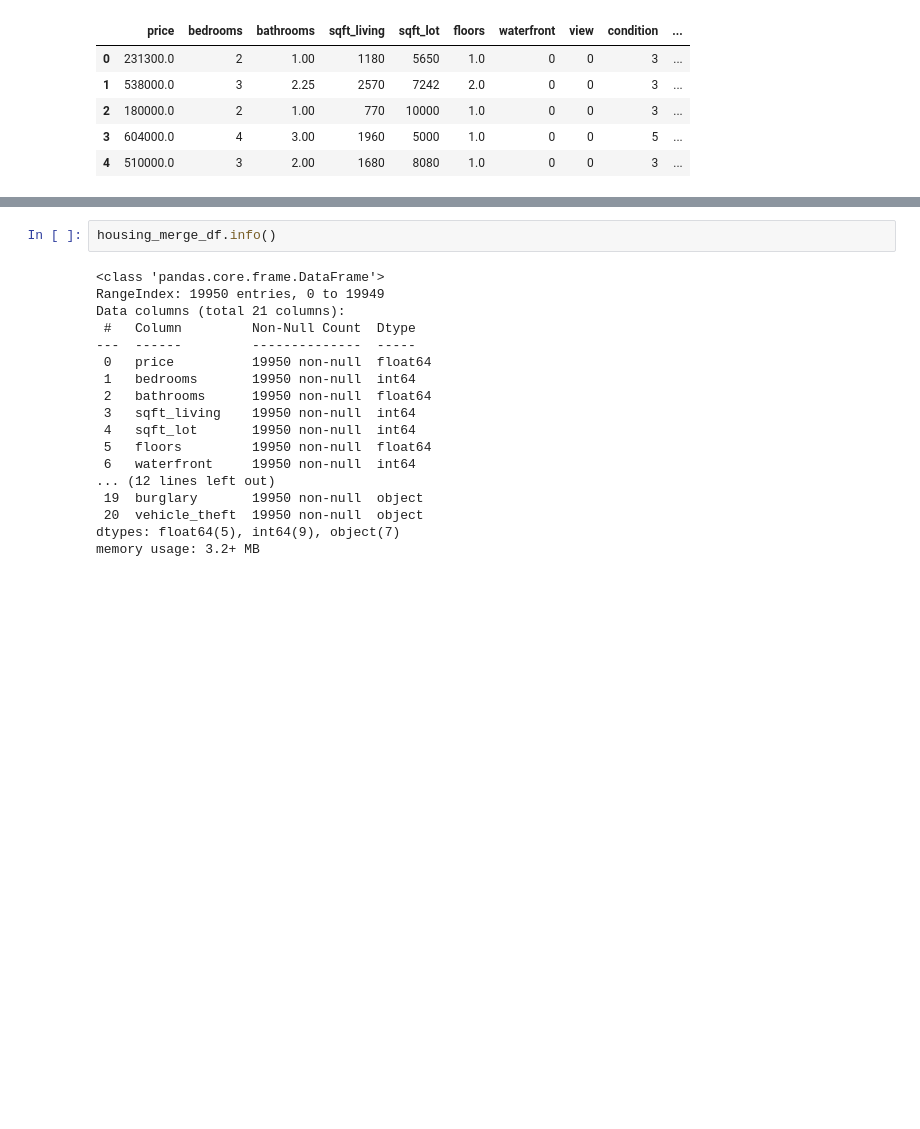
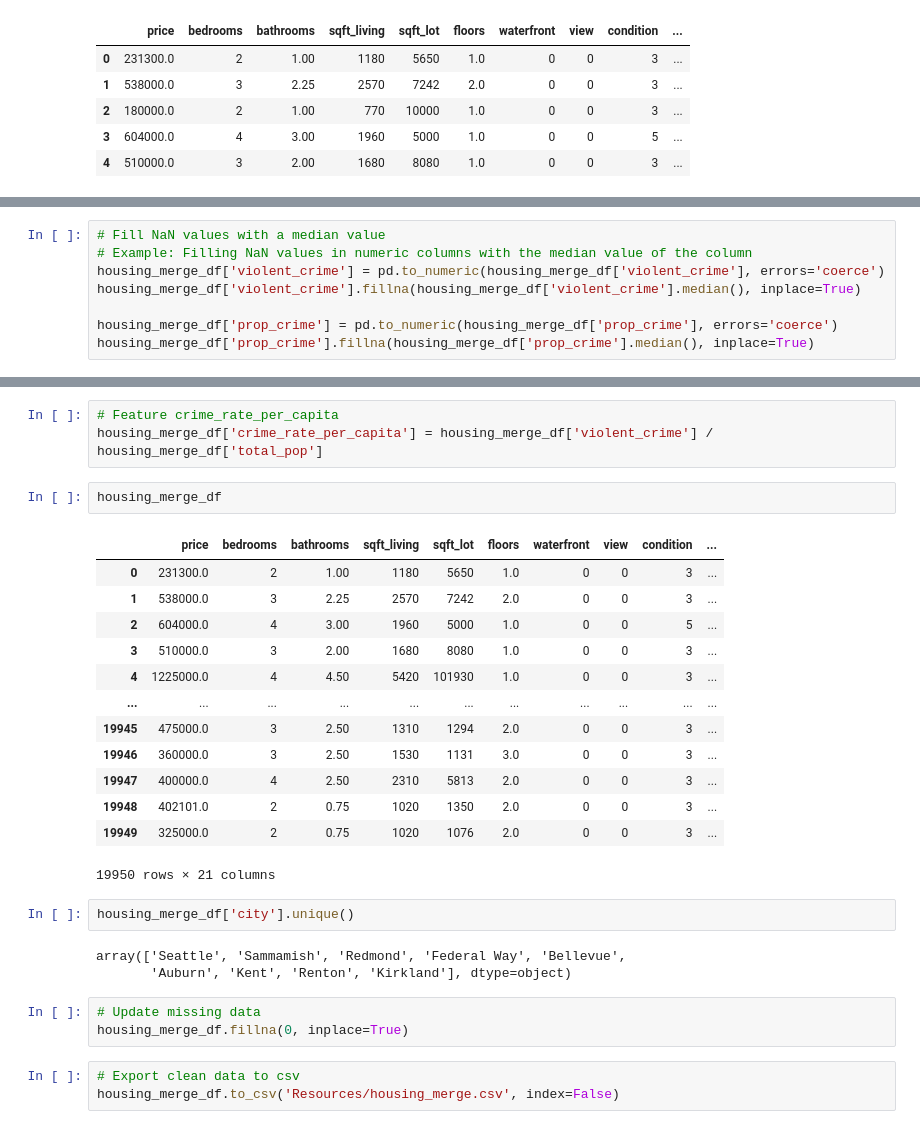
Before and after one commit to Kathyvng/project4_group2, a Jupyter notebook: Anh/housing_price_cleaning.ipynb, the cells around one changed output, grey strips where cells are left out. Saved outputs shown, nothing was run; the diff lists cells and outputs as text; blank space fills up the shorter version.

```diff
--- a/Anh/housing_price_cleaning.ipynb
+++ b/Anh/housing_price_cleaning.ipynb
@@ -176,0 +187,8 @@ housing_merge_df.head()
+# %%
+# Fill NaN values with a median value
+# Example: Filling NaN values in numeric columns with the median value of the column
+housing_merge_df['violent_crime'] = pd.to_numeric(housing_merge_df['violent_crime'], errors='coerce')
+housing_merge_df['violent_crime'].fillna(housing_merge_df['violent_crime'].median(), inplace=True)
+
+housing_merge_df['prop_crime'] = pd.to_numeric(housing_merge_df['prop_crime'], errors='coerce')
+housing_merge_df['prop_crime'].fillna(housing_merge_df['prop_crime'].median(), inplace=True)
@@ -177,20 +229,30 @@ housing_merge_df.head()
+# %%
+# Feature crime_rate_per_capita
+housing_merge_df['crime_rate_per_capita'] = housing_merge_df['violent_crime'] / housing_merge_df['total_pop']
 # %%
-housing_merge_df.info()
+housing_merge_df
 # %% [output]
+|  | price | bedrooms | bathrooms | sqft_living | sqft_lot | floors | waterfront | view | condition | ... |
+| 0 | 231300.0 | 2 | 1.00 | 1180 | 5650 | 1.0 | 0 | 0 | 3 | ... |
+| 1 | 538000.0 | 3 | 2.25 | 2570 | 7242 | 2.0 | 0 | 0 | 3 | ... |
+| 2 | 604000.0 | 4 | 3.00 | 1960 | 5000 | 1.0 | 0 | 0 | 5 | ... |
+| 3 | 510000.0 | 3 | 2.00 | 1680 | 8080 | 1.0 | 0 | 0 | 3 | ... |
+| 4 | 1225000.0 | 4 | 4.50 | 5420 | 101930 | 1.0 | 0 | 0 | 3 | ... |
+| ... | ... | ... | ... | ... | ... | ... | ... | ... | ... | ... |
+| 19945 | 475000.0 | 3 | 2.50 | 1310 | 1294 | 2.0 | 0 | 0 | 3 | ... |
+| 19946 | 360000.0 | 3 | 2.50 | 1530 | 1131 | 3.0 | 0 | 0 | 3 | ... |
+| 19947 | 400000.0 | 4 | 2.50 | 2310 | 5813 | 2.0 | 0 | 0 | 3 | ... |
+| 19948 | 402101.0 | 2 | 0.75 | 1020 | 1350 | 2.0 | 0 | 0 | 3 | ... |
+| 19949 | 325000.0 | 2 | 0.75 | 1020 | 1076 | 2.0 | 0 | 0 | 3 | ... |
-<class 'pandas.core.frame.DataFrame'>
-RangeIndex: 19950 entries, 0 to 19949
-Data columns (total 21 columns):
- #   Column         Non-Null Count  Dtype
----  ------         --------------  -----
- 0   price          19950 non-null  float64
- 1   bedrooms       19950 non-null  int64
- 2   bathrooms      19950 non-null  float64
- 3   sqft_living    19950 non-null  int64
- 4   sqft_lot       19950 non-null  int64
- 5   floors         19950 non-null  float64
- 6   waterfront     19950 non-null  int64
-... (12 lines left out)
- 19  burglary       19950 non-null  object
- 20  vehicle_theft  19950 non-null  object
-dtypes: float64(5), int64(9), object(7)
-memory usage: 3.2+ MB
+19950 rows × 21 columns
+# %%
+housing_merge_df['city'].unique()
+# %% [output]
+array(['Seattle', 'Sammamish', 'Redmond', 'Federal Way', 'Bellevue',
+       'Auburn', 'Kent', 'Renton', 'Kirkland'], dtype=object)
+# %%
+# Update missing data
+housing_merge_df.fillna(0, inplace=True)
+# %%
+# Export clean data to csv
+housing_merge_df.to_csv('Resources/housing_merge.csv', index=False)
```
Also changed, not shown: parts of 9 cells of this notebook, 4 other files.
